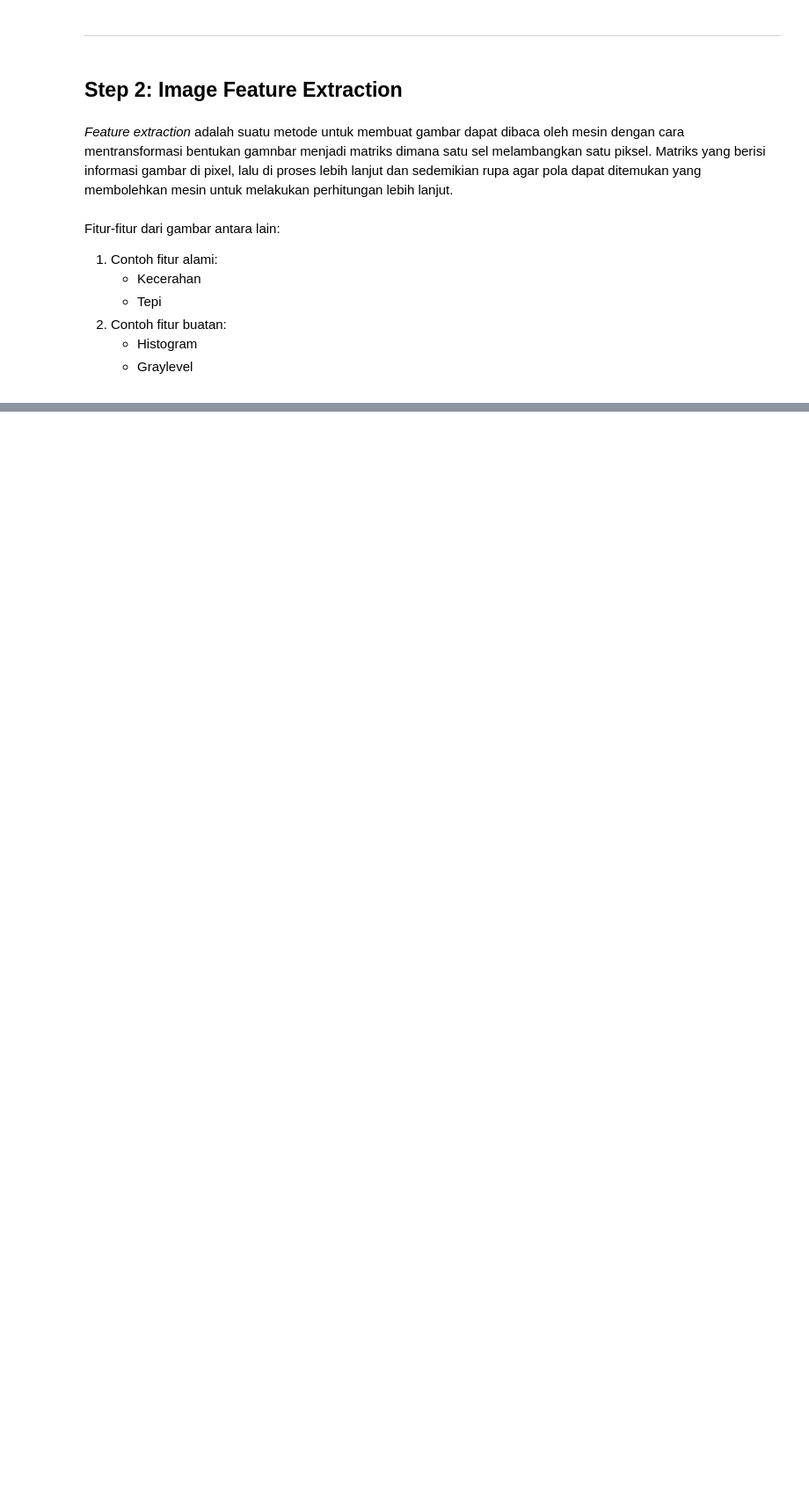
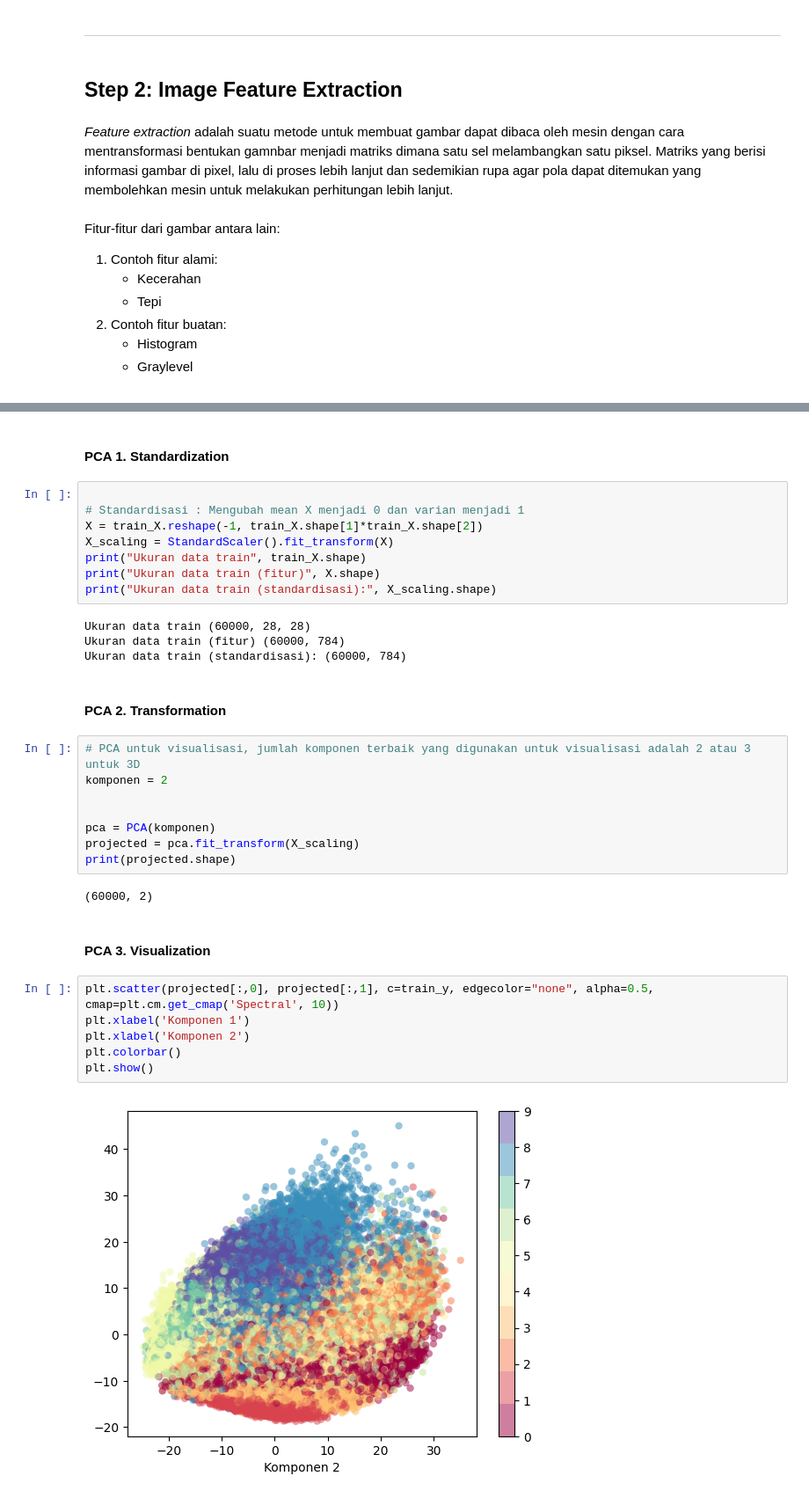
Before and after one commit to Neek0tine/DataMining2, a Jupyter notebook: Week10/Nicholas Juan Kalvin P._162012133068_IMAGECLUSTERING.ipynb, the cells around one changed output, grey strips where cells are left out. Shown: that part at 88% size. Drawn from its saved outputs; the diff is of its cells as text; blank space fills up the shorter version.

```diff
--- a/Week10/Nicholas Juan Kalvin P._162012133068_IMAGECLUSTERING.ipynb
+++ b/Week10/Nicholas Juan Kalvin P._162012133068_IMAGECLUSTERING.ipynb
@@ -80,0 +97,36 @@ Ukuran fitur channel: (1, 784)
+# %% [markdown]
+#### PCA 1. Standardization
+# %%
+
+# Standardisasi : Mengubah mean X menjadi 0 dan varian menjadi 1
+X = train_X.reshape(-1, train_X.shape[1]*train_X.shape[2])
+X_scaling = StandardScaler().fit_transform(X)
+print("Ukuran data train", train_X.shape)
+print("Ukuran data train (fitur)", X.shape)
+print("Ukuran data train (standardisasi):", X_scaling.shape)
+# %% [output]
+Ukuran data train (60000, 28, 28)
+Ukuran data train (fitur) (60000, 784)
+Ukuran data train (standardisasi): (60000, 784)
+# %% [markdown]
+#### PCA 2. Transformation
+# %%
+# PCA untuk visualisasi, jumlah komponen terbaik yang digunakan untuk visualisasi adalah 2 atau 3 untuk 3D
+komponen = 2
+
+
+pca = PCA(komponen)
+projected = pca.fit_transform(X_scaling)
+print(projected.shape)
+# %% [output]
+(60000, 2)
+# %% [markdown]
+#### PCA 3. Visualization
+# %%
+plt.scatter(projected[:,0], projected[:,1], c=train_y, edgecolor="none", alpha=0.5, cmap=plt.cm.get_cmap('Spectral', 10))
+plt.xlabel('Komponen 1')
+plt.xlabel('Komponen 2')
+plt.colorbar()
+plt.show()
+# %% [output]
+[figure, added]
```
Also changed, not shown: parts of 6 cells of this notebook.
